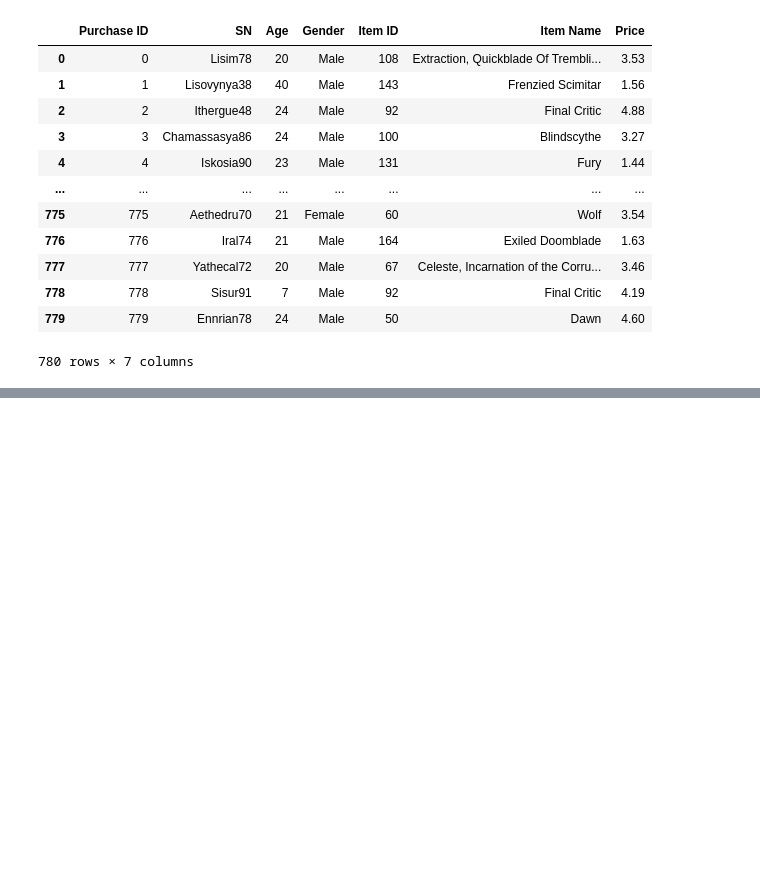
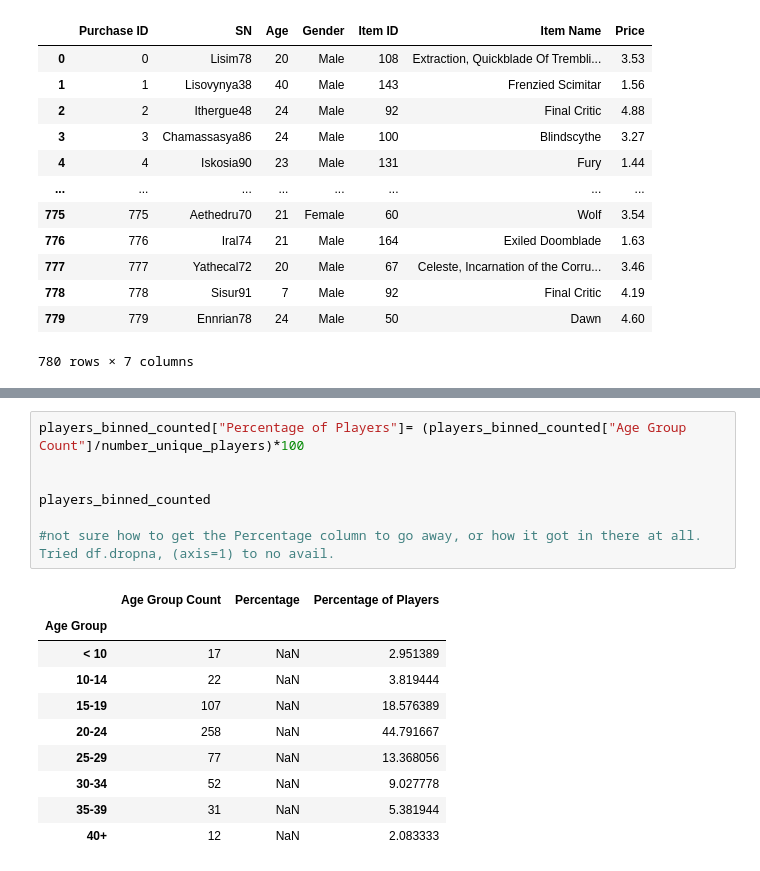
Before and after one commit to LexiJess/Pandas_Challenge, a Jupyter notebook: HeroesOfPymoli/HeroesOfPymoli_Jupyter.ipynb, the cells around one changed output, grey strips where cells are left out. Cells and saved outputs as stored; diff of their text form; blank space fills up the shorter version.

```diff
--- a/HeroesOfPymoli/HeroesOfPymoli_Jupyter.ipynb
+++ b/HeroesOfPymoli/HeroesOfPymoli_Jupyter.ipynb
@@ -252,0 +326,18 @@ purchase_count
+# %%
+players_binned_counted["Percentage of Players"]= (players_binned_counted["Age Group Count"]/number_unique_players)*100
+
+
+players_binned_counted
+
+#not sure how to get the Percentage column to go away, or how it got in there at all. Tried df.dropna, (axis=1) to no avail.
+# %% [output]
+|  | Age Group Count | Percentage | Percentage of Players |
+| Age Group |  |  |  |
+| < 10 | 17 | NaN | 2.951389 |
+| 10-14 | 22 | NaN | 3.819444 |
+| 15-19 | 107 | NaN | 18.576389 |
+| 20-24 | 258 | NaN | 44.791667 |
+| 25-29 | 77 | NaN | 13.368056 |
+| 30-34 | 52 | NaN | 9.027778 |
+| 35-39 | 31 | NaN | 5.381944 |
+| 40+ | 12 | NaN | 2.083333 |
```
Also changed, not shown: parts of 6 cells of this notebook.
